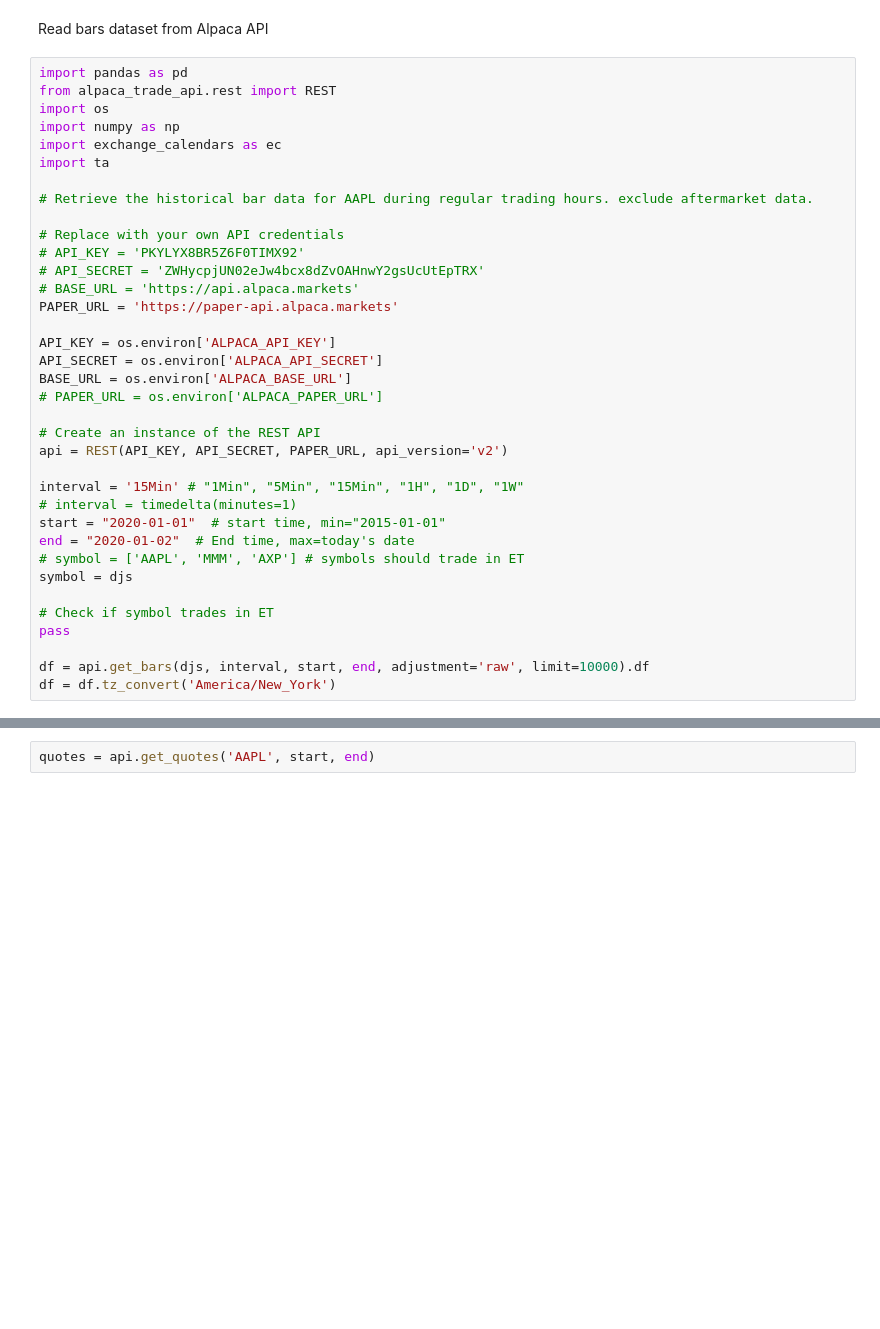
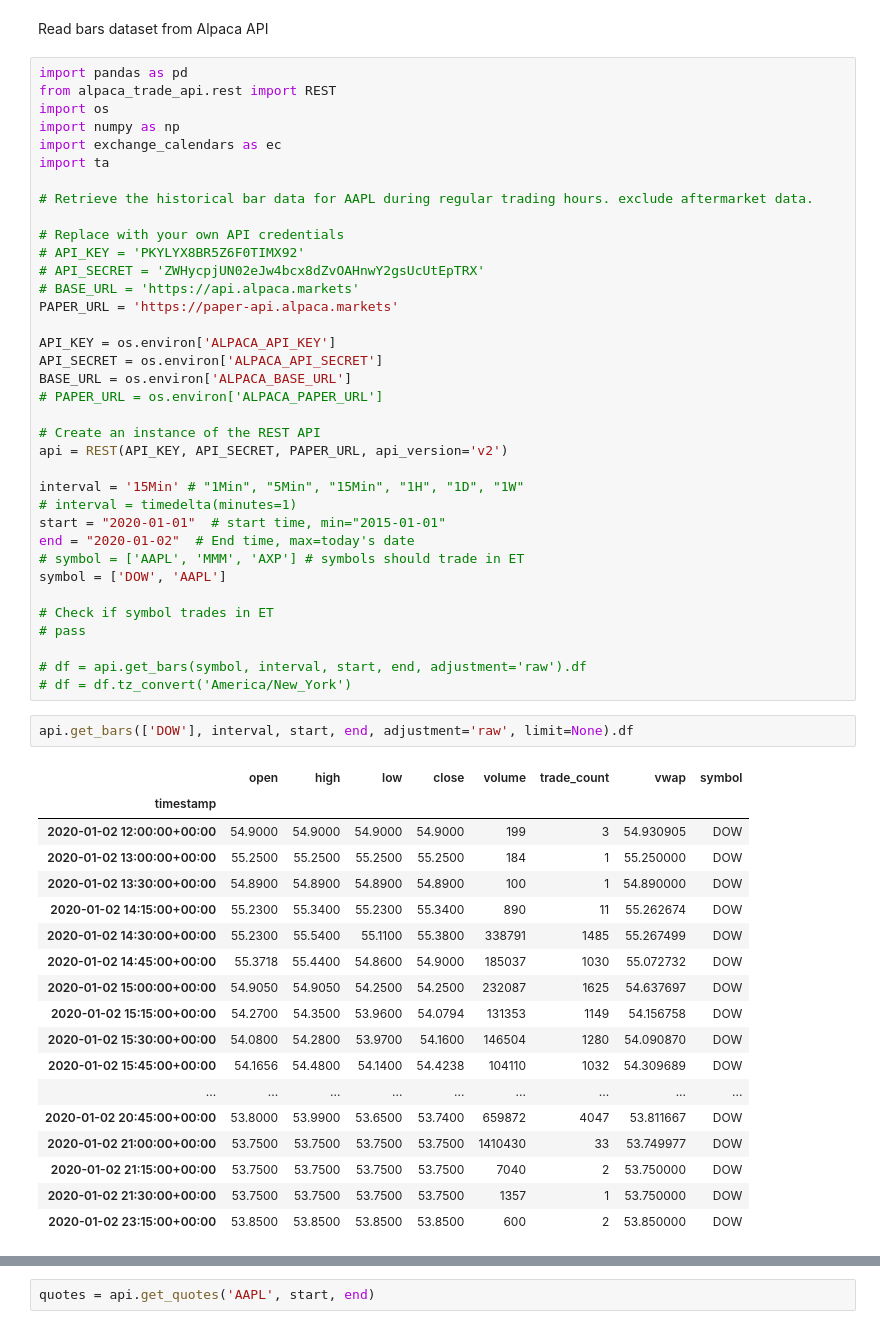
Before and after one commit to RezaSoleymanifar/neural, a Jupyter notebook: notebooks/price_prediction.ipynb, the cells around one changed output, grey strips where cells are left out. Saved outputs shown, nothing was run; the diff lists cells and outputs as text; blank space fills up the shorter version.

```diff
--- a/notebooks/price_prediction.ipynb
+++ b/notebooks/price_prediction.ipynb
@@ -103,13 +401,34 @@ interval = '15Min' # "1Min", "5Min", "15Min", "1H", "1D", "1W"
 start = "2020-01-01"  # start time, min="2015-01-01"
 end = "2020-01-02"  # End time, max=today's date
 # symbol = ['AAPL', 'MMM', 'AXP'] # symbols should trade in ET
-symbol = djs
+symbol = ['DOW', 'AAPL']
 
 # Check if symbol trades in ET
-pass
+# pass
 
-df = api.get_bars(djs, interval, start, end, adjustment='raw', limit=10000).df
-df = df.tz_convert('America/New_York')
+# df = api.get_bars(symbol, interval, start, end, adjustment='raw').df
+# df = df.tz_convert('America/New_York')
+# %%
+api.get_bars(['DOW'], interval, start, end, adjustment='raw', limit=None).df
+# %% [output]
+|  | open | high | low | close | volume | trade_count | vwap | symbol |
+| timestamp |  |  |  |  |  |  |  |  |
+| 2020-01-02 12:00:00+00:00 | 54.9000 | 54.9000 | 54.9000 | 54.9000 | 199 | 3 | 54.930905 | DOW |
+| 2020-01-02 13:00:00+00:00 | 55.2500 | 55.2500 | 55.2500 | 55.2500 | 184 | 1 | 55.250000 | DOW |
+| 2020-01-02 13:30:00+00:00 | 54.8900 | 54.8900 | 54.8900 | 54.8900 | 100 | 1 | 54.890000 | DOW |
+| 2020-01-02 14:15:00+00:00 | 55.2300 | 55.3400 | 55.2300 | 55.3400 | 890 | 11 | 55.262674 | DOW |
+| 2020-01-02 14:30:00+00:00 | 55.2300 | 55.5400 | 55.1100 | 55.3800 | 338791 | 1485 | 55.267499 | DOW |
+| 2020-01-02 14:45:00+00:00 | 55.3718 | 55.4400 | 54.8600 | 54.9000 | 185037 | 1030 | 55.072732 | DOW |
+| 2020-01-02 15:00:00+00:00 | 54.9050 | 54.9050 | 54.2500 | 54.2500 | 232087 | 1625 | 54.637697 | DOW |
+| 2020-01-02 15:15:00+00:00 | 54.2700 | 54.3500 | 53.9600 | 54.0794 | 131353 | 1149 | 54.156758 | DOW |
+| 2020-01-02 15:30:00+00:00 | 54.0800 | 54.2800 | 53.9700 | 54.1600 | 146504 | 1280 | 54.090870 | DOW |
+| 2020-01-02 15:45:00+00:00 | 54.1656 | 54.4800 | 54.1400 | 54.4238 | 104110 | 1032 | 54.309689 | DOW |
+| ... | ... | ... | ... | ... | ... | ... | ... | ... |
+| 2020-01-02 20:45:00+00:00 | 53.8000 | 53.9900 | 53.6500 | 53.7400 | 659872 | 4047 | 53.811667 | DOW |
+| 2020-01-02 21:00:00+00:00 | 53.7500 | 53.7500 | 53.7500 | 53.7500 | 1410430 | 33 | 53.749977 | DOW |
+| 2020-01-02 21:15:00+00:00 | 53.7500 | 53.7500 | 53.7500 | 53.7500 | 7040 | 2 | 53.750000 | DOW |
+| 2020-01-02 21:30:00+00:00 | 53.7500 | 53.7500 | 53.7500 | 53.7500 | 1357 | 1 | 53.750000 | DOW |
+| 2020-01-02 23:15:00+00:00 | 53.8500 | 53.8500 | 53.8500 | 53.8500 | 600 | 2 | 53.850000 | DOW |
 # %%
 df
 # %% [output]
```
Also changed, not shown: parts of 32 cells of this notebook, 8 other files.
